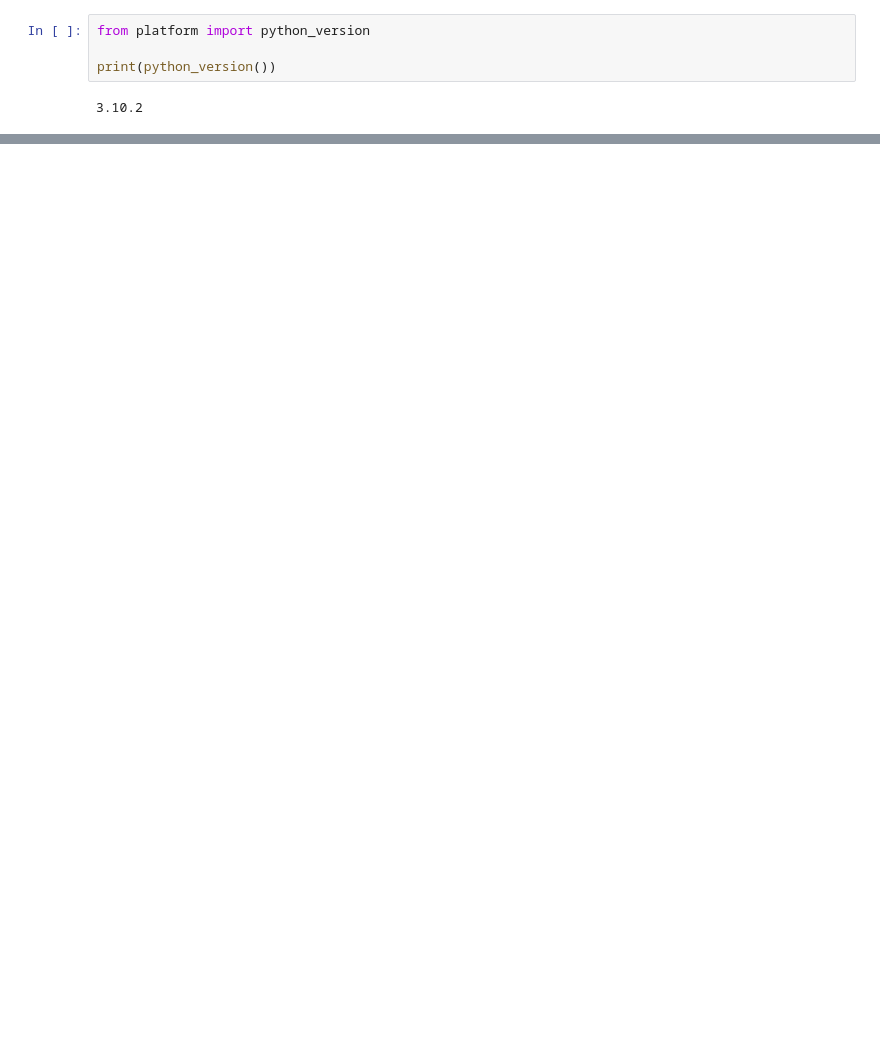
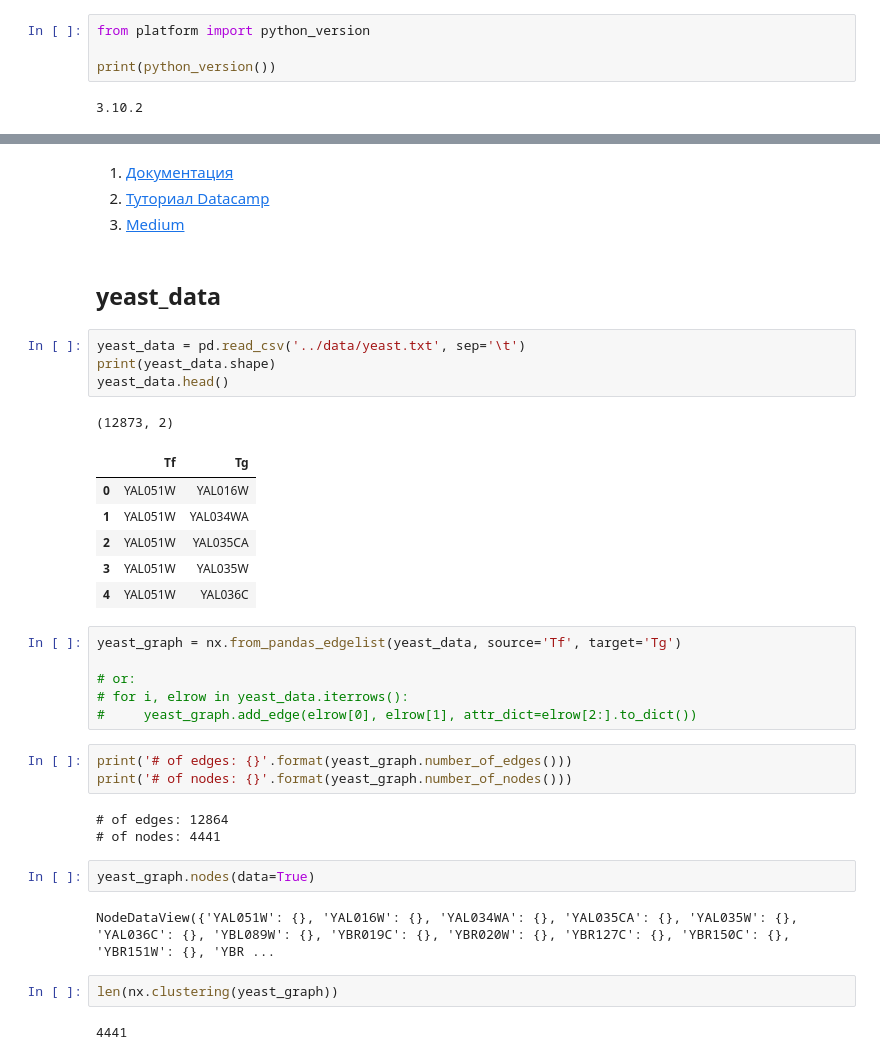
Before and after one commit to Freddsle/age_patterns, a Jupyter notebook: code/Age_project 1.ipynb, the cells around one changed output, grey strips where cells are left out. Drawn from its saved outputs; the diff is of its cells as text; blank space fills up the shorter version.

```diff
--- a/code/Age_project 1.ipynb
+++ b/code/Age_project 1.ipynb
@@ -23,0 +14,38 @@ G.add_nodes_from([
+# %% [markdown]
+1. [Документация](https://networkx.org/documentation/stable/tutorial.html)
+2. [Туториал Datacamp](https://www.datacamp.com/community/tutorials/networkx-python-graph-tutorial)
+4. [Medium](https://medium.com/tag/networkx)
+# %% [markdown]
+## yeast_data
+# %%
+yeast_data = pd.read_csv('../data/yeast.txt', sep='\t')
+print(yeast_data.shape)
+yeast_data.head()
+# %% [output]
+(12873, 2)
+|  | Tf | Tg |
+| 0 | YAL051W | YAL016W |
+| 1 | YAL051W | YAL034WA |
+| 2 | YAL051W | YAL035CA |
+| 3 | YAL051W | YAL035W |
+| 4 | YAL051W | YAL036C |
+# %%
+yeast_graph = nx.from_pandas_edgelist(yeast_data, source='Tf', target='Tg')
+
+# or:
+# for i, elrow in yeast_data.iterrows():
+#     yeast_graph.add_edge(elrow[0], elrow[1], attr_dict=elrow[2:].to_dict())
+# %%
+print('# of edges: {}'.format(yeast_graph.number_of_edges()))
+print('# of nodes: {}'.format(yeast_graph.number_of_nodes()))
+# %% [output]
+# of edges: 12864
+# of nodes: 4441
+# %%
+yeast_graph.nodes(data=True)
+# %% [output]
+NodeDataView({'YAL051W': {}, 'YAL016W': {}, 'YAL034WA': {}, 'YAL035CA': {}, 'YAL035W': {}, 'YAL036C': {}, 'YBL089W': {}, 'YBR019C': {}, 'YBR020W': {}, 'YBR127C': {}, 'YBR150C': {}, 'YBR151W': {}, 'YBR ...
+# %%
+len(nx.clustering(yeast_graph))
+# %% [output]
+4441
```
Also changed, not shown: parts of 21 cells of this notebook.
